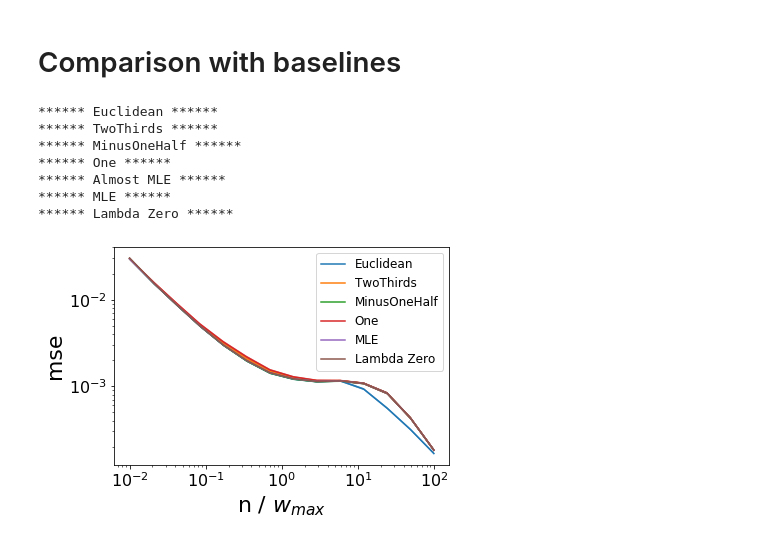
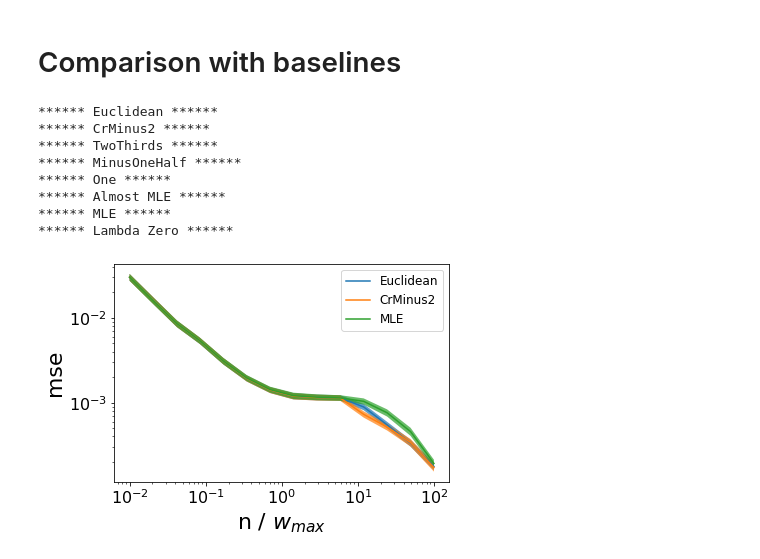
Before and after one commit to pmineiro/elfcb, a Jupyter notebook: EuclideanEstimate.ipynb, the cells around one changed output. Drawn from its saved outputs; the diff is of its cells as text; code cells hidden in the pictures.

Commit message:
better calibrated euclidean aka CR(-2)

```diff
--- a/EuclideanEstimate.ipynb
+++ b/EuclideanEstimate.ipynb
@@ -419,6 +507,52 @@ class SNIPS:
 
 class Euclidean:
     @staticmethod
+    def crminustwo(data, wmin, wmax, **kwargs):
+        n = sum(c for c, _, _ in data)
+        assert n > 0
+        assert wmax > 1
+        assert wmin < 1
+
+        sumw = sum(c*w for c, w, _ in data)
+        sumwsq = sum(c*w*w for c, w, r in data)
+        sumwr = sum(c*w*r for c, w, r in data)
+        sumwsqr = sum(c*w*w*r for c, w, r in data)
+
+        wfake = wmax if sumw < n else wmin
+
+        a = (wfake + sumw) / (1 + n)
+        b = (wfake**2 + sumwsq) / (1 + n)
+        assert a*a < b
+        gammastar = (b - a) / (a*a - b)
+        betastar = (1 - a) / (a*a - b)
+        gstar = (n + 1) * (a - 1)**2 / (b - a*a)
+        vhat = (-gammastar * sumwr - betastar * sumwsqr) / (1 + n)
+        missing = (-gammastar * wfake - betastar * wfake**2) / (1 + n)
+
+        if False:
+            from pprint import pformat
+            assert False, pformat({
+                'data': data,
+                'vhat': vhat,
+                'missing': missing,
+                'megamissing': 1 - (-gammastar * sumw - betastar * sumwsq) / (1 + n)
+                'gammastar': gammastar,
+                # gammastar = -1 - betastar * a
+                # (b - a) / (a*a - b) = -1 - a*(a-1)/(a*a - b)
+                #                     = (-a*a + b - a*a +a)/(a*a - b)
+                'megagammastar': -1 - betastar * (wfake + sumw) / (1 + n),
+                'betastar': betastar,
+                'sumw': sumw,
+                'n': n,
+                'sumofone': -gammastar - betastar * (wfake + sumw)/(1+n),
+                'sumofw': -gammastar * (wfake + sumw)/(1+n) - betastar*(wfake**2 + sumwsq)/(1+n),
+                'a': a,
+                'b': b,
+            })
+
+        return vhat + 0.5 * missing
+
+    @staticmethod
     def estimate(data, wmin, wmax, **kwargs):
         n = sum(c for c, _, _ in data)
         barw = sum(c*w for c, w, _ in data) / n
@@ -436,10 +570,6 @@ class Euclidean:
         gammastarovern = -betastarovern * wextreme
         estimate = max(0, min(1, barwr - gammastarovern * barwr - betastarovern * barwsqr))
         missing = 1 - max(0, min(1, barw - gammastarovern * barw - betastarovern * barwsq))
-
-#         factor = (barw - 1) / denom
-#         estimate = sum(c*w*r*max(0, 1 - factor*(w - wextreme)) for c, w, r in data) / n
-#         missing = max(0, 1 - sum(c*w*max(0, 1 - factor*(w - wextreme)) for c, w, r in data) / n)
 
         return estimate + 0.5 * missing
 
@@ -463,6 +593,7 @@ for (name, method) in [
 #                         ('ClippedDR', ClippedDR.estimate),
 #                         ('SNIPS', SNIPS.estimate),
                         ('Euclidean', Euclidean.estimate),
+                        ('CrMinus2', Euclidean.crminustwo),
                         ('TwoThirds', lambda data, **kwargs: CressieRead.estimate(datagen=lambda: data, **kwargs, lam=2/3)[0]),
                         ('MinusOneHalf', lambda data, **kwargs: CressieRead.estimate(datagen=lambda: data, **kwargs, lam=-1/2)[0]),
                         ('One', lambda data, **kwargs: CressieRead.estimate(datagen=lambda: data, **kwargs, lam=1)[0]),
@@ -472,7 +603,7 @@ for (name, method) in [
                       ]:
     print('****** {} ******'.format(name))
     res = []
-    for zzz in produceresults(getenv()[0], method, numpts=14, ndataperpt=10000):
+    for zzz in produceresults(getenv()[0], method, numpts=14, ndataperpt=1000):
         res.append(zzz)
 #         print('{}'.format(zzz), flush=True)
     wmax = getenv()[2][1]
@@ -482,6 +613,7 @@ import pickle
 pickle.dump( allres, open( "epsilongreedy_estimate_euclideanres.p", "wb" ) )
 # %% [output]
 ****** Euclidean ******
+****** CrMinus2 ******
 ****** TwoThirds ******
 ****** MinusOneHalf ******
 ****** One ******
@@ -533,32 +665,32 @@ class FlassPlot:
     def savefig(filename):
         import matplotlib.pyplot as plt
 
         plt.savefig(filename, bbox_inches='tight')
 
     @staticmethod
     def plt():
         import matplotlib.pyplot as plt
 
         return plt
 
 import pickle
 allres = pickle.load(open( "epsilongreedy_estimate_euclideanres.p", "rb" ) )
 
 renameit = { }
-skip = { 'Almost MLE': 1 }
+skip = { 'Almost MLE': 1, 'MinusOneHalf': 1, 'TwoThirds': 1, 'One': 1, 'Lambda Zero': 1, }
 FlassPlot.forpaper()
 for name, res in allres:
     if name in skip:
         continue
     x = [ x[0] for x in res ]
     y = [ x[1]['mse'] for x in res ]
     ylo = [ x[1]['mse'] - 1.96 * x[1]['msestd'] for x in res ]
     yhi = [ x[1]['mse'] + 1.96 * x[1]['msestd'] for x in res ]
     FlassPlot.plt().loglog([ x[0] for x in res ], [ x[1]['mse'] for x in res ], label=renameit.get(name, name))
     FlassPlot.plt().fill_between(x, ylo, yhi, alpha=0.7)
 FlassPlot.plt().legend()
 
 FlassPlot.axeslabel('n / $w_{max}$', 'mse')
 #FlassPlot.plt().savefig("epsilongreedy_mse.pdf", bbox_inches='tight')
 # %% [output]
-[figure, old version]
+[figure, new version]
```
Also changed, not shown: parts of 8 cells of this notebook, 3 other files.
